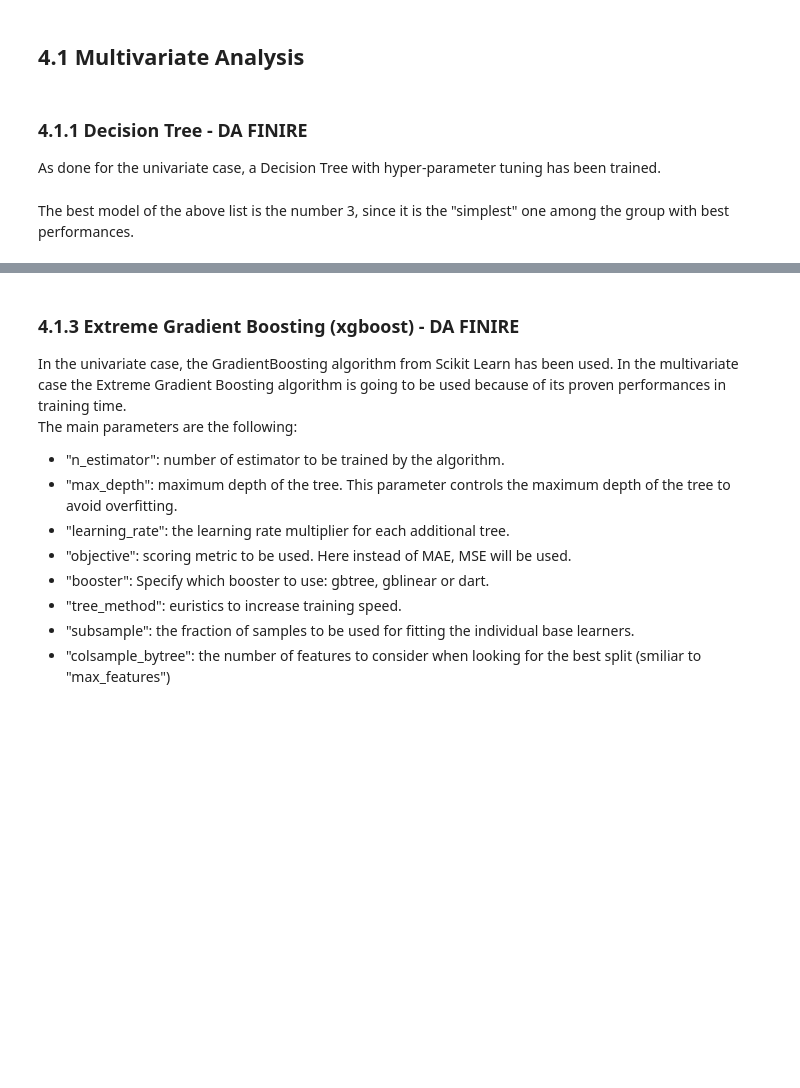
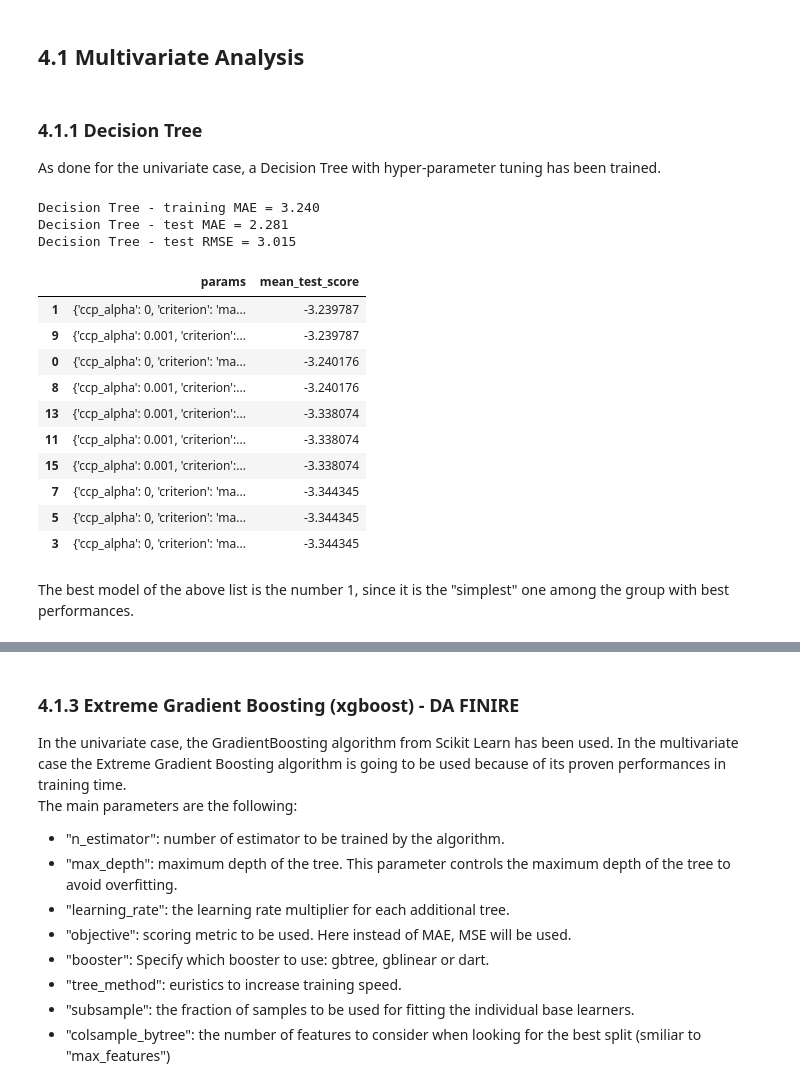
Before and after one commit to peppusnight/TimeSeriesForecasting, a Jupyter notebook: ClassicML/TS_forecasting_project.ipynb, the cells around one changed output, grey strips where cells are left out. Drawn from its saved outputs; the diff is of its cells as text; code cells hidden in the pictures; blank space fills up the shorter version.

```diff
--- a/ClassicML/TS_forecasting_project.ipynb
+++ b/ClassicML/TS_forecasting_project.ipynb
@@ -741,30 +967,45 @@ output_multi_metrics
 # %% [markdown]
 ## 4.1 Multivariate Analysis
 # %% [markdown]
-### 4.1.1 Decision Tree - DA FINIRE
+### 4.1.1 Decision Tree
 As done for the univariate case, a Decision Tree with hyper-parameter tuning has been trained.
 # %%
-force_retraining = True
+force_retraining = False
 gs = GridSearchCV(estimator=DecisionTreeRegressor(random_state=0), cv=TimeSeriesSplit(n_splits=n_splits),
                   param_grid={
                       'criterion':['mae'],
                       'max_depth':[5,50,300, 1000],
                       'min_samples_split': [10, 100],
                       'ccp_alpha': [0,0.001, 0.1, 1]
                   },
                   scoring='neg_mean_absolute_error',
                   refit=True,
                   verbose = 10, n_jobs=-1)
 if force_retraining:
     gs.fit(X_train, y_train)
     joblib.dump(gs, 'models/Multivariate/DecisionTree.pkl')
 else:
     gs = joblib.load('models/Multivariate/DecisionTree.pkl')
 print('Decision Tree - training MAE = {:.3f}'.format(abs(gs.cv_results_['mean_test_score'][0])))
 print('Decision Tree - test MAE = {:.3f}'.format(mean_absolute_error(y_test, gs.best_estimator_.predict(X_test))))
 print('Decision Tree - test RMSE = {:.3f}'.format(rmse(y_test, gs.best_estimator_.predict(X_test))))
 gs_res = pd.DataFrame(gs.cv_results_).sort_values(by='rank_test_score')[['params','mean_test_score']]
 gs_res.head(10)
+# %% [output]
+Decision Tree - training MAE = 3.240
+Decision Tree - test MAE = 2.281
+Decision Tree - test RMSE = 3.015
+|  | params | mean_test_score |
+| 1 | {'ccp_alpha': 0, 'criterion': 'ma... | -3.239787 |
+| 9 | {'ccp_alpha': 0.001, 'criterion':... | -3.239787 |
+| 0 | {'ccp_alpha': 0, 'criterion': 'ma... | -3.240176 |
+| 8 | {'ccp_alpha': 0.001, 'criterion':... | -3.240176 |
+| 13 | {'ccp_alpha': 0.001, 'criterion':... | -3.338074 |
+| 11 | {'ccp_alpha': 0.001, 'criterion':... | -3.338074 |
+| 15 | {'ccp_alpha': 0.001, 'criterion':... | -3.338074 |
+| 7 | {'ccp_alpha': 0, 'criterion': 'ma... | -3.344345 |
+| 5 | {'ccp_alpha': 0, 'criterion': 'ma... | -3.344345 |
+| 3 | {'ccp_alpha': 0, 'criterion': 'ma... | -3.344345 |
 # %% [markdown]
-The best model of the above list is the number 3, since it is the "simplest" one among the group with best performances.
+The best model of the above list is the number 1, since it is the "simplest" one among the group with best performances.
 # %%
```
Also changed, not shown: parts of 42 cells of this notebook, 28 other files.
